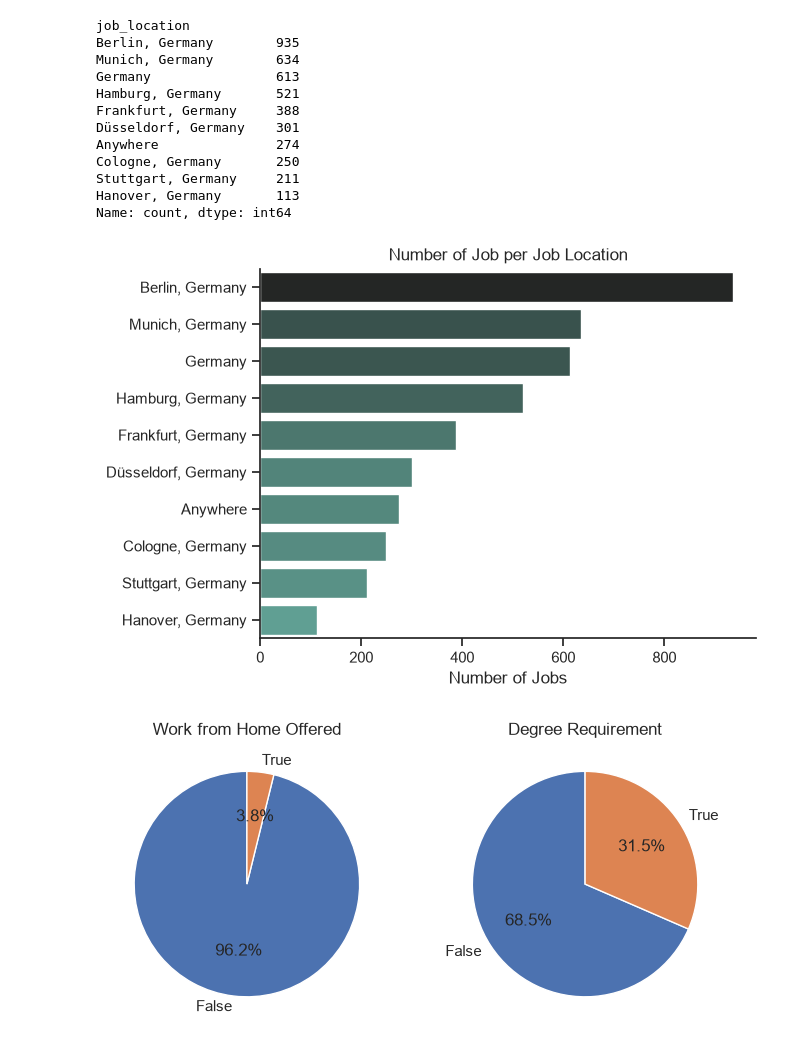
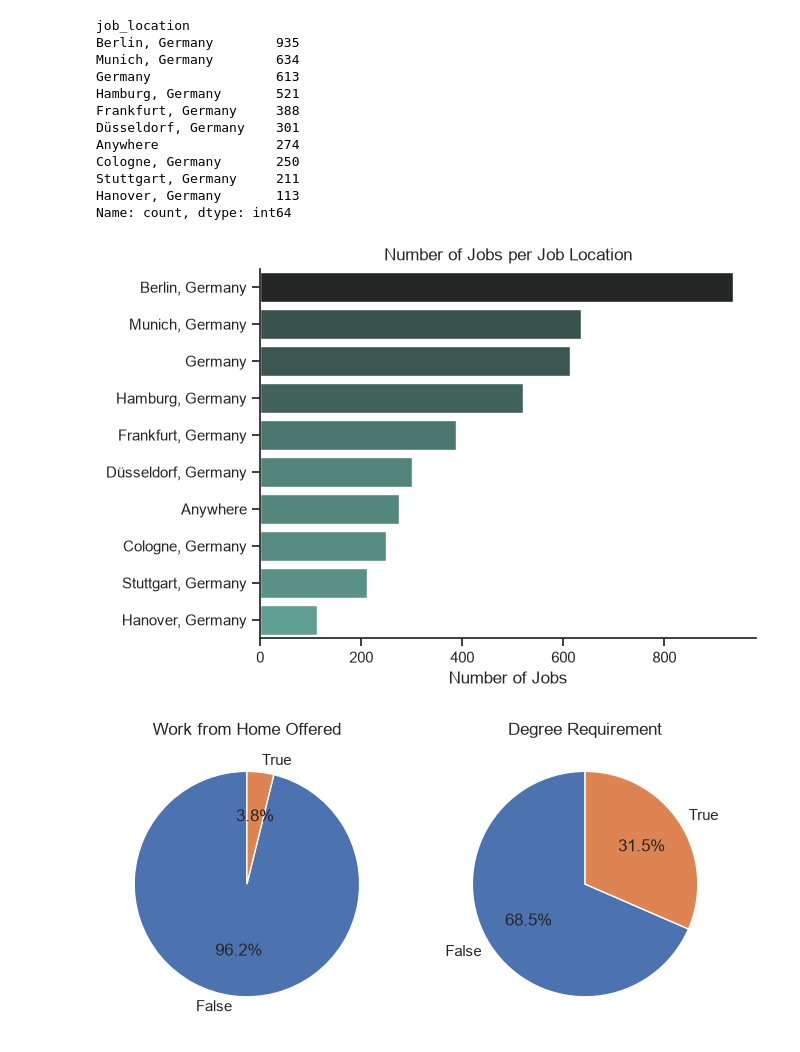
Before and after one commit to dmitriimaslov-dm/Germany-Data-Jobs-Analysis, a Jupyter notebook: 1_EDA_Intro.ipynb, the cells around one changed output. Cells and saved outputs as stored; diff of their text form; code cells hidden in the pictures.

Commit message:
graphs, readme

```diff
--- a/1_EDA_Intro.ipynb
+++ b/1_EDA_Intro.ipynb
@@ -30,15 +30,15 @@ Name: count, dtype: int64
 # %%
 df_for_plot = df_DA_DE['job_location'].value_counts().head(10).to_frame()
 
 sns.set_theme(style='ticks')
 sns.barplot(data=df_for_plot, x='count', y='job_location', hue='count', palette='dark:#5A9_r', legend=False)
 sns.despine()
-plt.title('Number of Job per Job Location')
+plt.title('Number of Jobs per Job Location')
 plt.xlabel('Number of Jobs')
 plt.ylabel('')
 plt.show()
 # %% [output]
-[figure, old version]
+[figure, new version]
 # %%
 dict_column = {
     'job_work_from_home': 'Work from Home Offered',
```
Also changed, not shown: 6 other files.
